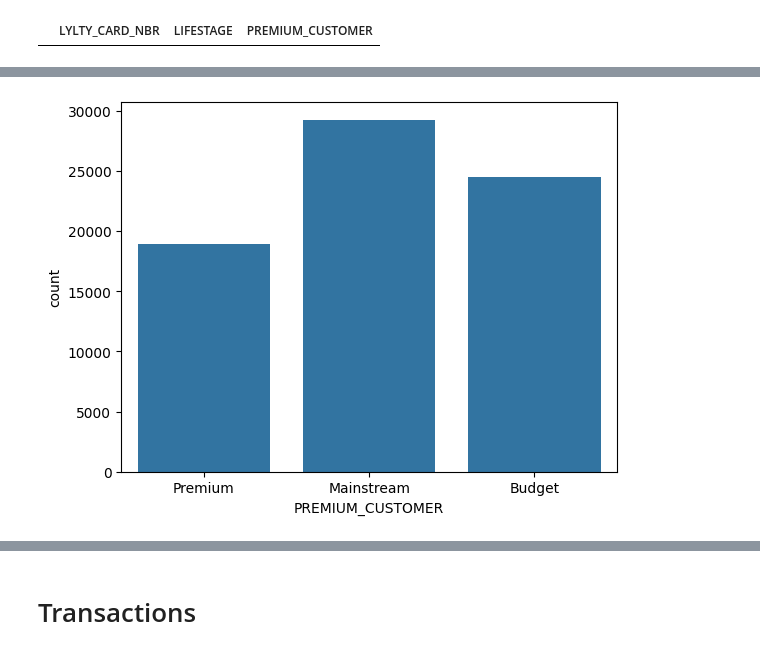
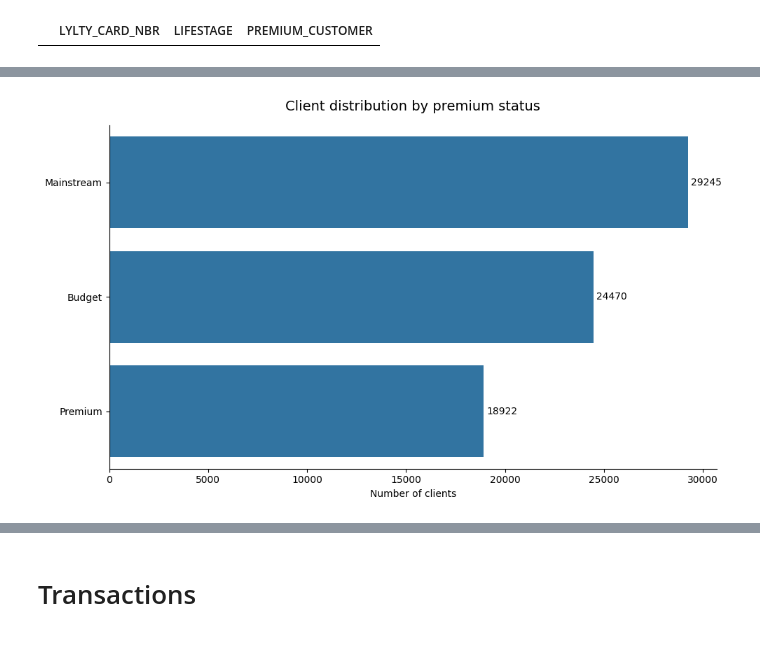
Before and after one commit to Ekatskoropud/Quantium, a Jupyter notebook: Task 1/Potato cheeps analisis.ipynb, the cells around one changed output, grey strips where cells are left out. Saved outputs shown, nothing was run; the diff lists cells and outputs as text; code cells hidden in the pictures.

```diff
--- a/Task 1/Potato cheeps analisis.ipynb
+++ b/Task 1/Potato cheeps analisis.ipynb
@@ -68,0 +61,20 @@ plt.tight_layout()
+# %%
+order = df_bhv['LIFESTAGE'].value_counts().index
+
+plt.figure(figsize=(10, 6))
+ax = sns.countplot(
+    data=df_bhv,
+    y='LIFESTAGE',
+    order=order
+)
+
+ax.set_title("Client distribution by lifestage", fontsize=14, pad=15)
+ax.set_xlabel("Number of clients")
+ax.set_ylabel("")
+
+for container in ax.containers:
+    ax.bar_label(container, padding=3)
+
+sns.despine()
+plt.tight_layout()
+plt.show()
@@ -69,6 +83,23 @@ plt.tight_layout()
 # %%
-ax = sns.countplot(data=df_bhv,
-                   x="PREMIUM_CUSTOMER")
+order = df_bhv['PREMIUM_CUSTOMER'].value_counts().index
+
+plt.figure(figsize=(10, 6))
+ax = sns.countplot(
+    data=df_bhv,
+    y='PREMIUM_CUSTOMER',
+    order=order
+)
+
+ax.set_title("Client distribution by premium status", fontsize=14, pad=15)
+ax.set_xlabel("Number of clients")
+ax.set_ylabel("")
+
+for container in ax.containers:
+    ax.bar_label(container, padding=3)
+
+sns.despine()
+plt.tight_layout()
+plt.show()
 # %% [output]
-[figure, old version]
+[figure, new version]
 # %%
```
Also changed, not shown: parts of 17 cells of this notebook.
